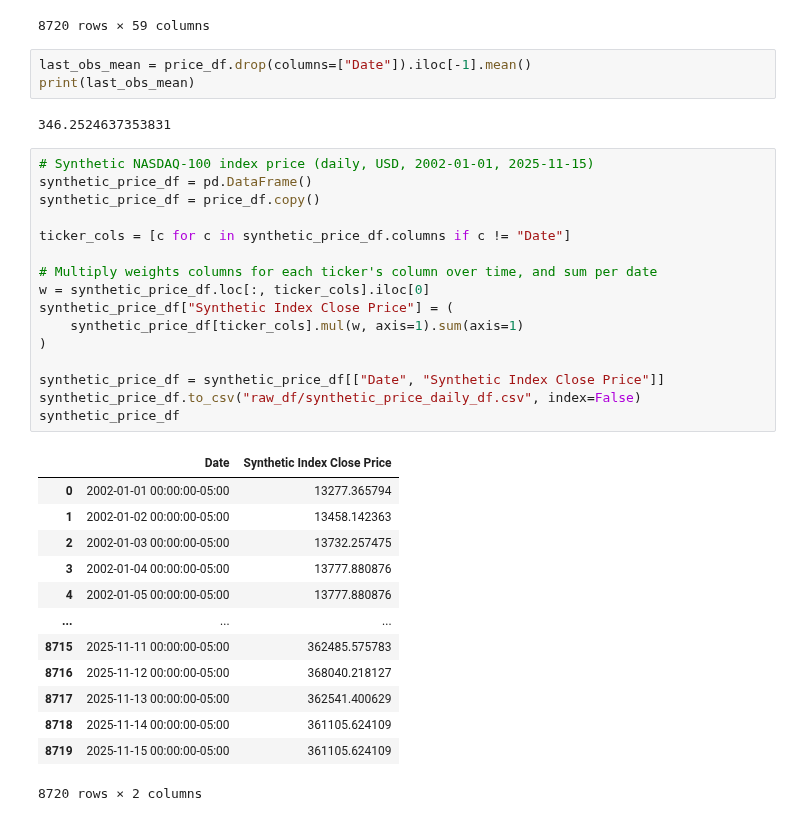
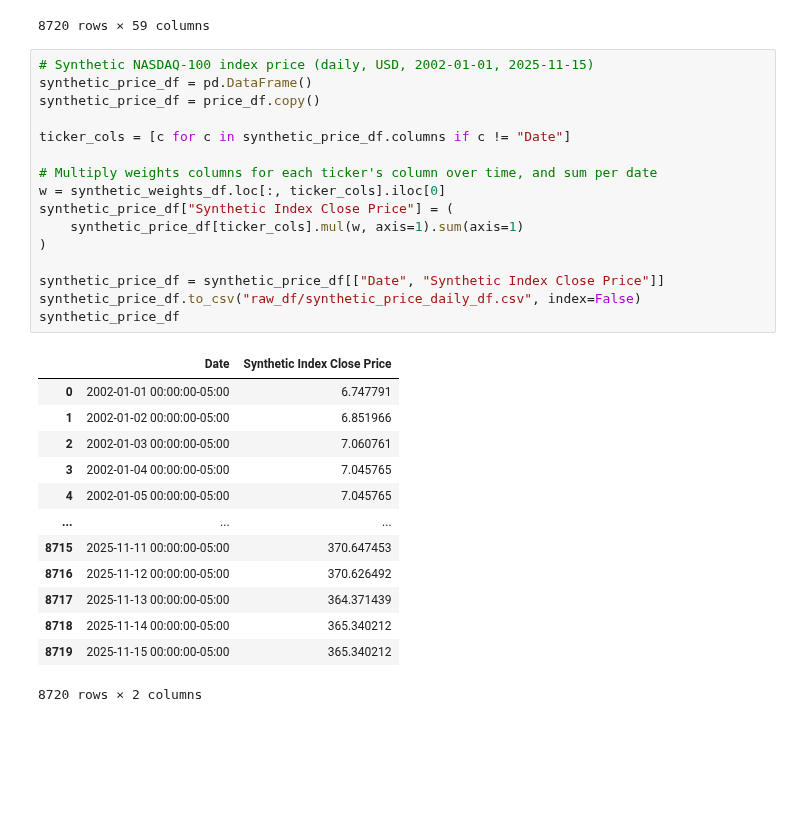
Before and after one commit to EliaLand/Martingale_FVM_AssetPricing, a Jupyter notebook: data_extraction/main.ipynb, the cells around one changed output. Drawn from its saved outputs; the diff is of its cells as text; blank space fills up the shorter version.

Commit message:
sexy prices

```diff
--- a/data_extraction/main.ipynb
+++ b/data_extraction/main.ipynb
@@ -465,38 +465,33 @@ price_df
 | 8718 | 2025-11-14 00:00:00-05:00 | 190.169998 | 272.410004 | 510.179993 | 276.410004 | 342.459991 | 276.980011 | 609.460022 | 1006.979980 | 922.979980 | ... | ... |
 | 8719 | 2025-11-15 00:00:00-05:00 | 190.169998 | 272.410004 | 510.179993 | 276.410004 | 342.459991 | 276.980011 | 609.460022 | 1006.979980 | 922.979980 | ... | ... |
 8720 rows × 59 columns
-# %%
-last_obs_mean = price_df.drop(columns=["Date"]).iloc[-1].mean()
-print(last_obs_mean)
-# %% [output]
-346.2524637353831
 # %%
 # Synthetic NASDAQ-100 index price (daily, USD, 2002-01-01, 2025-11-15)
 synthetic_price_df = pd.DataFrame()
 synthetic_price_df = price_df.copy()
 
 ticker_cols = [c for c in synthetic_price_df.columns if c != "Date"]
 
 # Multiply weights columns for each ticker's column over time, and sum per date
-w = synthetic_price_df.loc[:, ticker_cols].iloc[0]
+w = synthetic_weights_df.loc[:, ticker_cols].iloc[0]
 synthetic_price_df["Synthetic Index Close Price"] = (
     synthetic_price_df[ticker_cols].mul(w, axis=1).sum(axis=1)
 )
 
 synthetic_price_df = synthetic_price_df[["Date", "Synthetic Index Close Price"]]
 synthetic_price_df.to_csv("raw_df/synthetic_price_daily_df.csv", index=False)
 synthetic_price_df
 # %% [output]
 |  | Date | Synthetic Index Close Price |
-| 0 | 2002-01-01 00:00:00-05:00 | 13277.365794 |
-| 1 | 2002-01-02 00:00:00-05:00 | 13458.142363 |
-| 2 | 2002-01-03 00:00:00-05:00 | 13732.257475 |
-| 3 | 2002-01-04 00:00:00-05:00 | 13777.880876 |
-| 4 | 2002-01-05 00:00:00-05:00 | 13777.880876 |
+| 0 | 2002-01-01 00:00:00-05:00 | 6.747791 |
+| 1 | 2002-01-02 00:00:00-05:00 | 6.851966 |
+| 2 | 2002-01-03 00:00:00-05:00 | 7.060761 |
+| 3 | 2002-01-04 00:00:00-05:00 | 7.045765 |
+| 4 | 2002-01-05 00:00:00-05:00 | 7.045765 |
 | ... | ... | ... |
-| 8715 | 2025-11-11 00:00:00-05:00 | 362485.575783 |
-| 8716 | 2025-11-12 00:00:00-05:00 | 368040.218127 |
-| 8717 | 2025-11-13 00:00:00-05:00 | 362541.400629 |
-| 8718 | 2025-11-14 00:00:00-05:00 | 361105.624109 |
-| 8719 | 2025-11-15 00:00:00-05:00 | 361105.624109 |
+| 8715 | 2025-11-11 00:00:00-05:00 | 370.647453 |
+| 8716 | 2025-11-12 00:00:00-05:00 | 370.626492 |
+| 8717 | 2025-11-13 00:00:00-05:00 | 364.371439 |
+| 8718 | 2025-11-14 00:00:00-05:00 | 365.340212 |
+| 8719 | 2025-11-15 00:00:00-05:00 | 365.340212 |
 8720 rows × 2 columns
```
Also changed, not shown: parts of 1 cell of this notebook, 1 other file.
